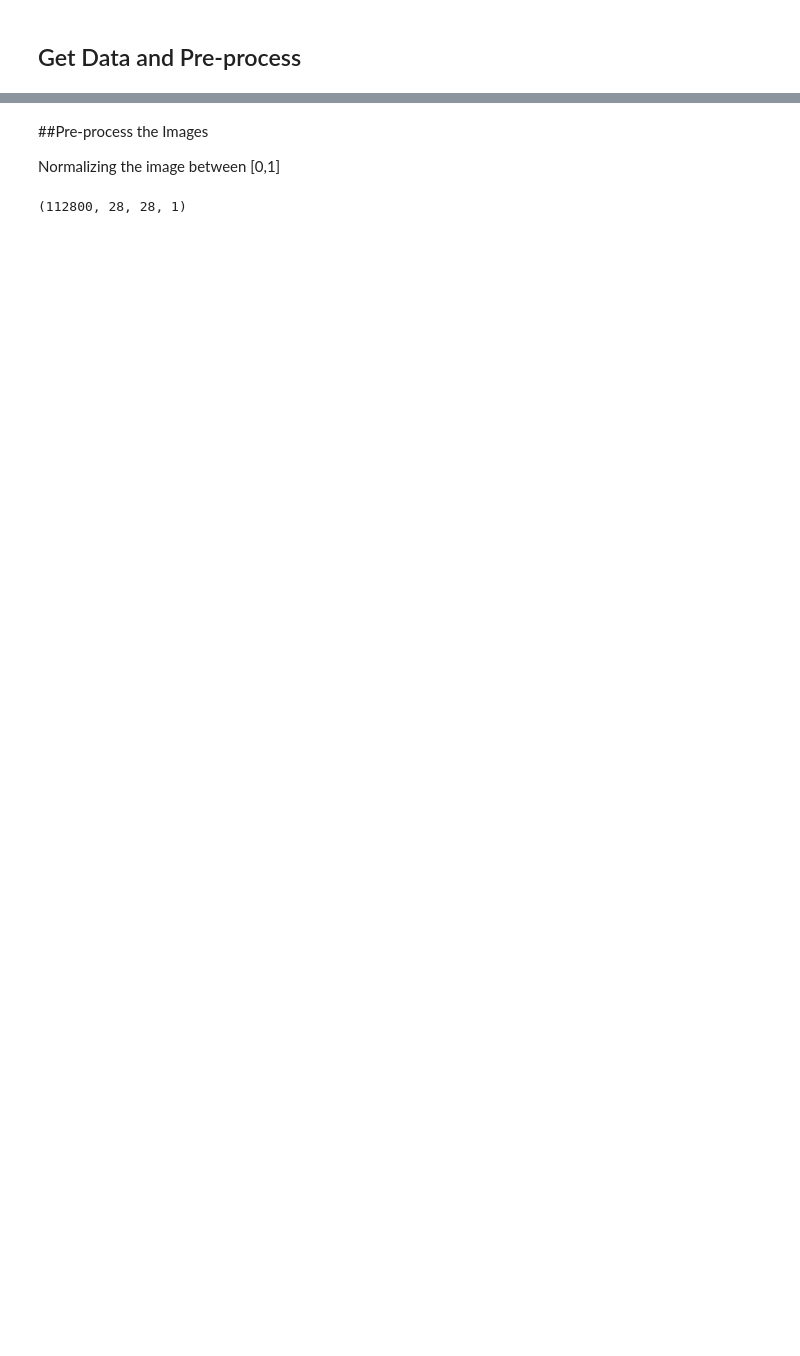
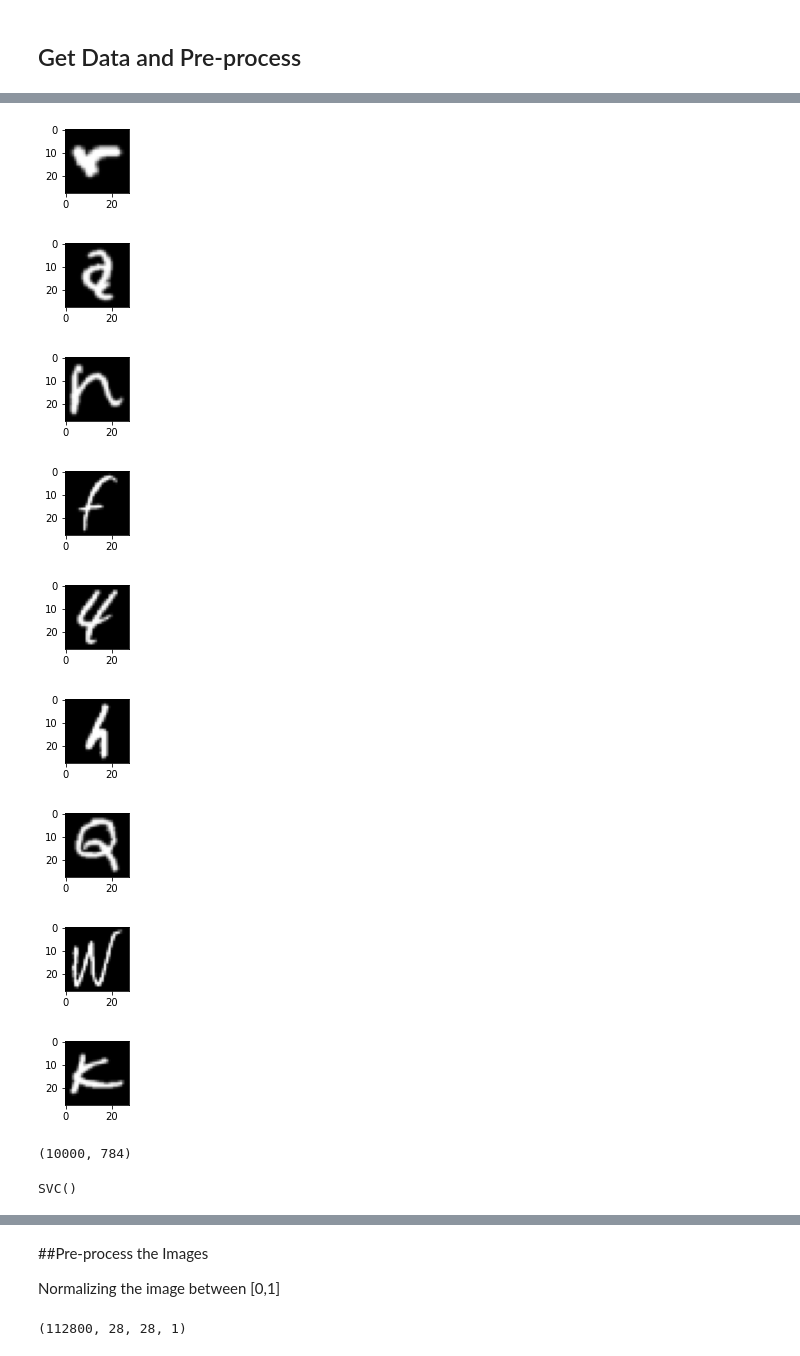
Before and after one commit to RutuKaravadra/handson-ml2, a Jupyter notebook: Comp4630_Assignment1.ipynb, the cells around one changed output, grey strips where cells are left out. Cells and saved outputs as stored; diff of their text form; code cells hidden in the pictures; blank space fills up the shorter version.

```diff
--- a/Comp4630_Assignment1.ipynb
+++ b/Comp4630_Assignment1.ipynb
@@ -83,0 +126,19 @@ for i in range(9):
+# %%
+# Reference: https://www.digitalocean.com/community/tutorials/mnist-dataset-in-python
+
+from matplotlib import pyplot
+
+for i in range(9):
+    pyplot.subplot(330 + 1 + i)
+    pyplot.imshow(X_train[i], cmap=pyplot.get_cmap('gray'))
+    pyplot.show()
+# %% [output]
+[figure, added]
+[figure, added]
+[figure, added]
+[figure, added]
+[figure, added]
+[figure, added]
+[figure, added]
+[figure, added]
+[figure, added]
@@ -83,0 +156,11 @@ for i in range(9):
+# %%
+X_train_SVM.shape
+# %% [output]
+(10000, 784)
+# %%
+from sklearn import svm
+
+model = svm.SVC()
+model.fit(X_train_SVM, y_train_SVM)
+# %% [output]
+SVC()
```
Also changed, not shown: parts of 64 cells of this notebook.
